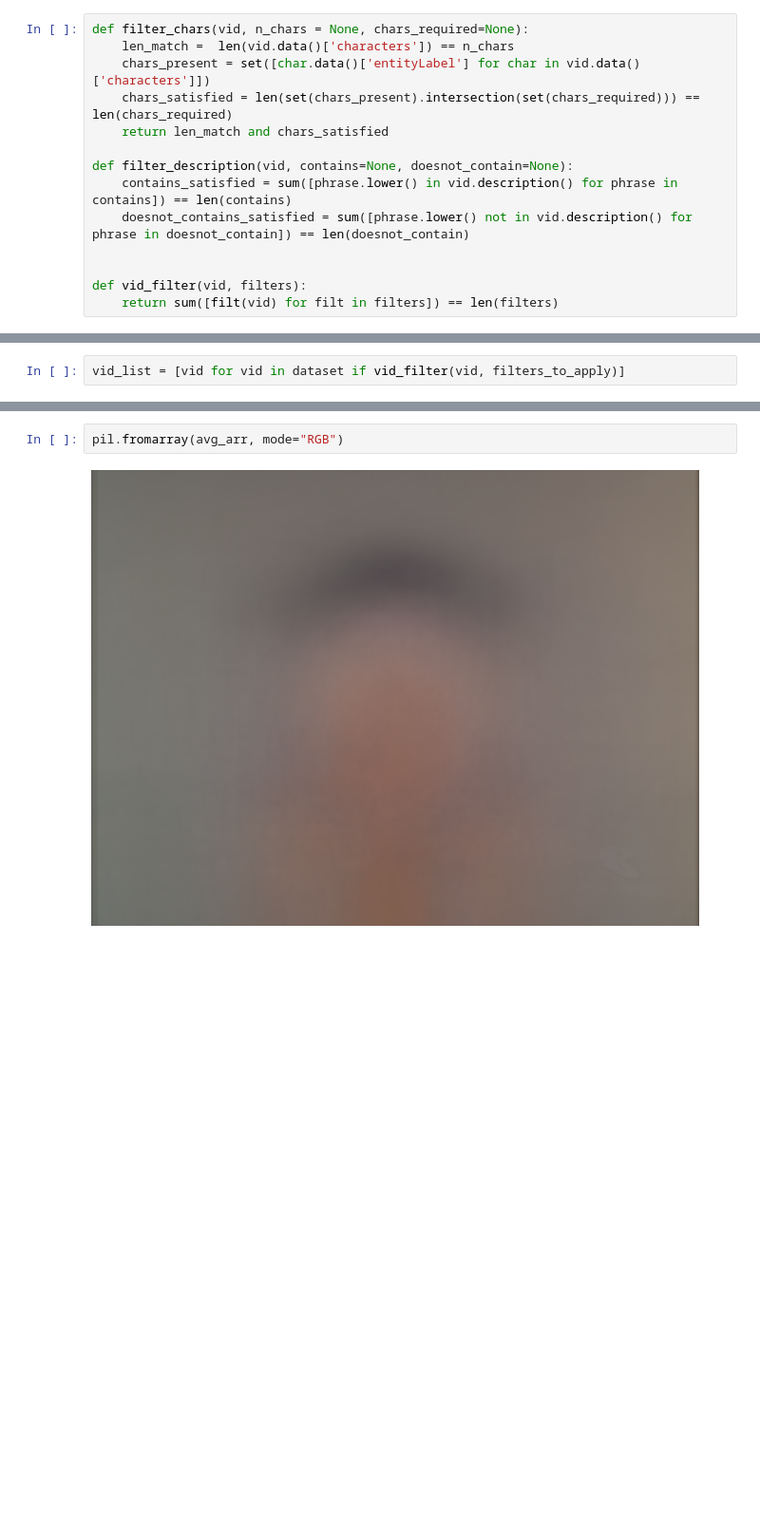
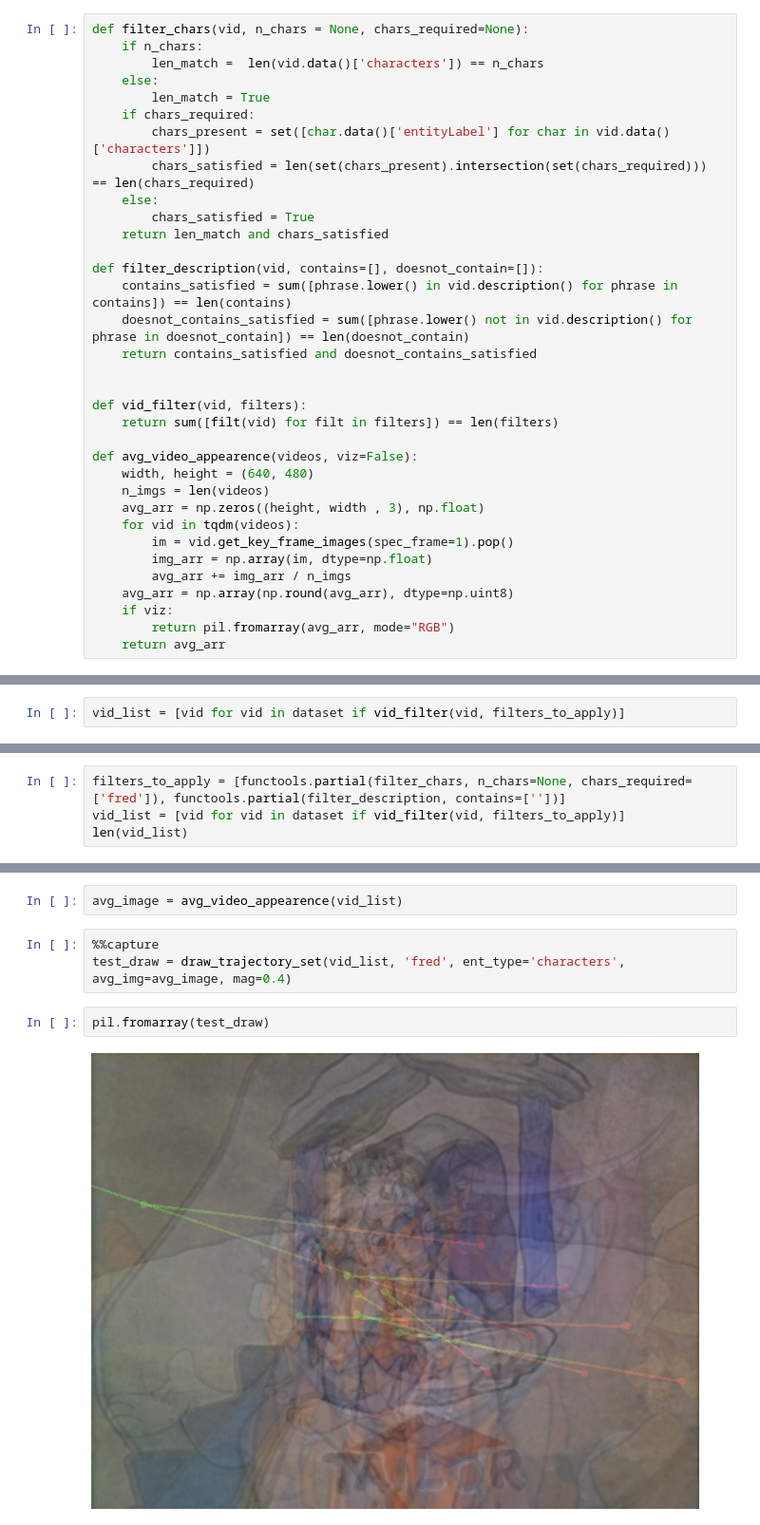
Before and after one commit to drschwenk/analyze_ds, a Jupyter notebook: analysis.ipynb, the cells around one changed output, grey strips where cells are left out. Shown at 95% size. Saved outputs shown, nothing was run; the diff lists cells and outputs as text; blank space fills up the shorter version.

```diff
--- a/analysis.ipynb
+++ b/analysis.ipynb
@@ -141,15 +142,35 @@ _ = plt.ylim(0, 7000)
 # %%
 def filter_chars(vid, n_chars = None, chars_required=None):
-    len_match =  len(vid.data()['characters']) == n_chars
-    chars_present = set([char.data()['entityLabel'] for char in vid.data()['characters']])
-    chars_satisfied = len(set(chars_present).intersection(set(chars_required))) == len(chars_required)
+    if n_chars:
+        len_match =  len(vid.data()['characters']) == n_chars
+    else:
+        len_match = True
+    if chars_required:
+        chars_present = set([char.data()['entityLabel'] for char in vid.data()['characters']])
+        chars_satisfied = len(set(chars_present).intersection(set(chars_required))) == len(chars_required)
+    else:
+        chars_satisfied = True
     return len_match and chars_satisfied
 
-def filter_description(vid, contains=None, doesnot_contain=None):
+def filter_description(vid, contains=[], doesnot_contain=[]):
     contains_satisfied = sum([phrase.lower() in vid.description() for phrase in contains]) == len(contains)
     doesnot_contains_satisfied = sum([phrase.lower() not in vid.description() for phrase in doesnot_contain]) == len(doesnot_contain)
+    return contains_satisfied and doesnot_contains_satisfied
 
 
 def vid_filter(vid, filters):
     return sum([filt(vid) for filt in filters]) == len(filters)
+
+def avg_video_appearence(videos, viz=False):
+    width, height = (640, 480)
+    n_imgs = len(videos)
+    avg_arr = np.zeros((height, width , 3), np.float)
+    for vid in tqdm(videos):
+        im = vid.get_key_frame_images(spec_frame=1).pop()
+        img_arr = np.array(im, dtype=np.float)
+        avg_arr += img_arr / n_imgs
+    avg_arr = np.array(np.round(avg_arr), dtype=np.uint8)
+    if viz:
+        return pil.fromarray(avg_arr, mode="RGB")
+    return avg_arr
 # %%
@@ -170,0 +251,4 @@ avg_arr = np.array(np.round(avg_arr), dtype=np.uint8)
+# %%
+filters_to_apply = [functools.partial(filter_chars, n_chars=None, chars_required=['fred']), functools.partial(filter_description, contains=[''])]
+vid_list = [vid for vid in dataset if vid_filter(vid, filters_to_apply)]
+len(vid_list)
@@ -171,4 +257,9 @@ avg_arr = np.array(np.round(avg_arr), dtype=np.uint8)
+# %%
+avg_image = avg_video_appearence(vid_list)
+# %%
+%%capture
+test_draw = draw_trajectory_set(vid_list, 'fred', ent_type='characters', avg_img=avg_image, mag=0.4)
 # %%
-pil.fromarray(avg_arr, mode="RGB")
+pil.fromarray(test_draw)
 # %% [output]
-[figure, old version]
+[figure, new version]
```
Also changed, not shown: parts of 17 cells of this notebook.
